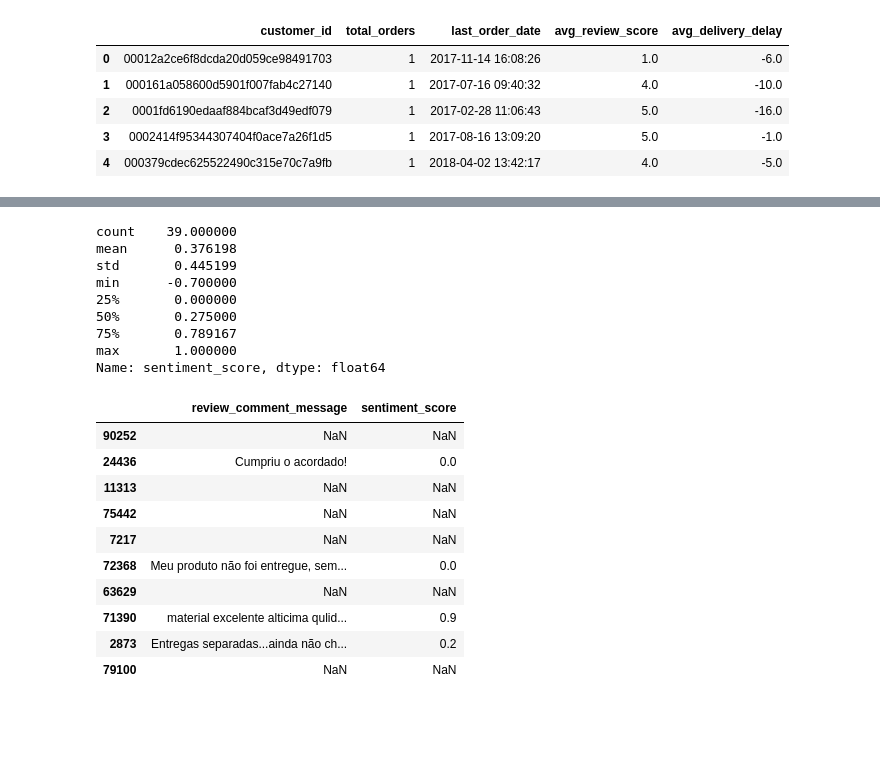
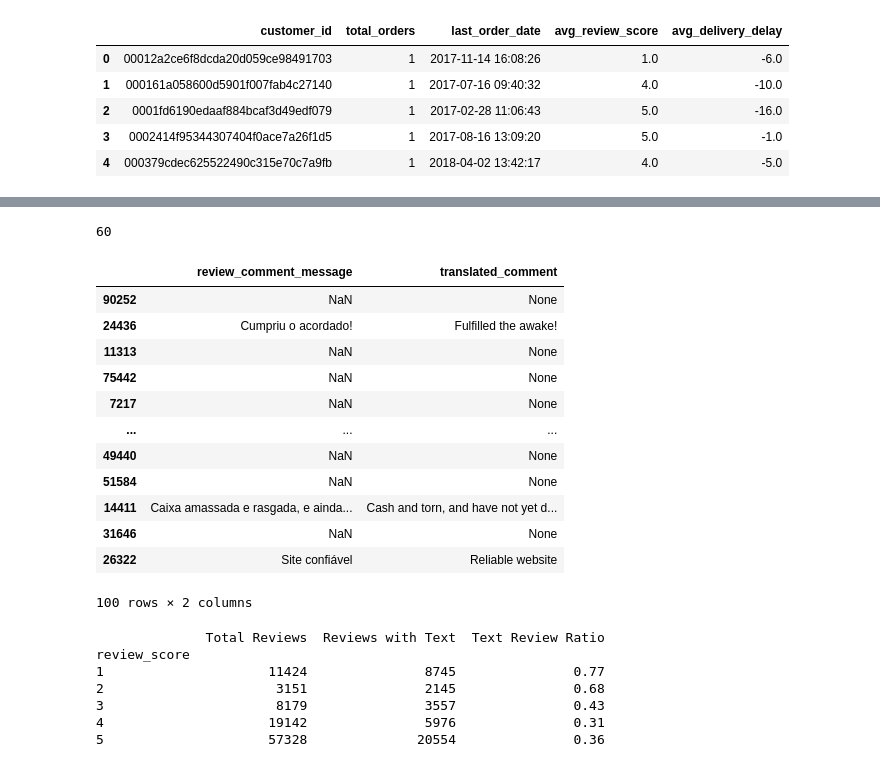
Before and after one commit to jameshan54/churn-prediction, a Jupyter notebook: notebooks/01_data_exploration.ipynb, the cells around one changed output, grey strips where cells are left out. Cells and saved outputs as stored; diff of their text form; code cells hidden in the pictures; blank space fills up the shorter version.

```diff
--- a/notebooks/01_data_exploration.ipynb
+++ b/notebooks/01_data_exploration.ipynb
@@ -111,29 +145,3 @@ tqdm.pandas()
 
 sample_reviews = reviews.sample(100, random_state=42).copy()
 sample_reviews["sentiment_score"] = sample_reviews["review_comment_message"].progress_apply(get_sentiment_v2)
-# %%
-sample_reviews["sentiment_score"].describe()
-# %% [output]
-count    39.000000
-mean      0.376198
-std       0.445199
-min      -0.700000
-25%       0.000000
-50%       0.275000
-75%       0.789167
-max       1.000000
-Name: sentiment_score, dtype: float64
-# %%
-sample_reviews[["review_comment_message", "sentiment_score"]].head(10)
-# %% [output]
-|  | review_comment_message | sentiment_score |
-| 90252 | NaN | NaN |
-| 24436 | Cumpriu o acordado! | 0.0 |
-| 11313 | NaN | NaN |
-| 75442 | NaN | NaN |
-| 7217 | NaN | NaN |
-| 72368 | Meu produto não foi entregue, sem... | 0.0 |
-| 63629 | NaN | NaN |
-| 71390 | material excelente alticima qulid... | 0.9 |
-| 2873 | Entregas separadas...ainda não ch... | 0.2 |
-| 79100 | NaN | NaN |
@@ -141,0 +148,34 @@ customer_summary["avg_sentiment_score"].describe()
+# %%
+sample_reviews["review_comment_message"].isnull().sum()
+# %% [output]
+60
+# %%
+from deep_translator import GoogleTranslator
+
+def try_translate(text):
+    if pd.isnull(text) or text.strip() == "":
+        return None
+    try:
+        return GoogleTranslator(source='auto', target='en').translate(text)
+    except:
+        return None
+
+# 원문과 번역 컬럼 추가
+sample_reviews["translated_comment"] = sample_reviews["review_comment_message"].apply(try_translate)
+
+# 앞 100개만 보기
+sample_reviews[["review_comment_message", "translated_comment"]].head(100)
+# %% [output]
+|  | review_comment_message | translated_comment |
+| 90252 | NaN | None |
+| 24436 | Cumpriu o acordado! | Fulfilled the awake! |
+| 11313 | NaN | None |
+| 75442 | NaN | None |
+| 7217 | NaN | None |
+| ... | ... | ... |
+| 49440 | NaN | None |
+| 51584 | NaN | None |
+| 14411 | Caixa amassada e rasgada, e ainda... | Cash and torn, and have not yet d... |
+| 31646 | NaN | None |
+| 26322 | Site confiável | Reliable website |
+100 rows × 2 columns
@@ -141,0 +188,16 @@ customer_summary["avg_sentiment_score"].describe()
+# %%
+comparison_df = pd.DataFrame({
+    'Total Reviews': total_by_score,
+    'Reviews with Text': text_by_score,
+    'Text Review Ratio': text_ratio
+})
+
+print(comparison_df)
+# %% [output]
+              Total Reviews  Reviews with Text  Text Review Ratio
+review_score
+1                     11424               8745               0.77
+2                      3151               2145               0.68
+3                      8179               3557               0.43
+4                     19142               5976               0.31
+5                     57328              20554               0.36
```
Also changed, not shown: parts of 12 cells of this notebook.
